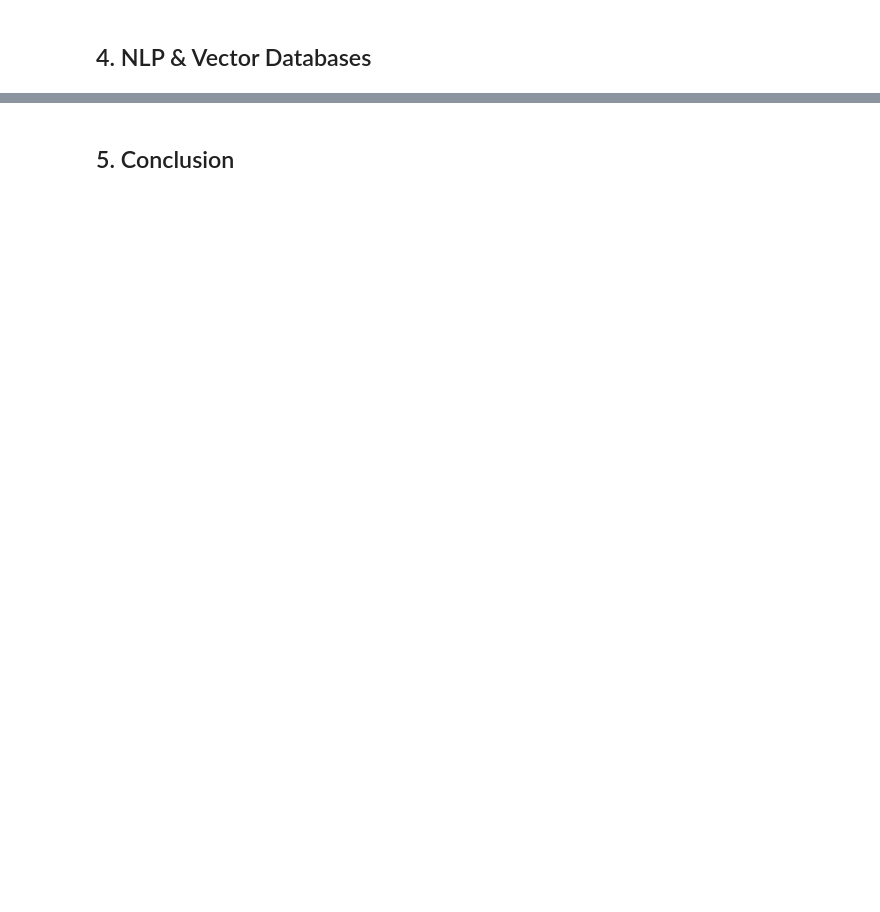
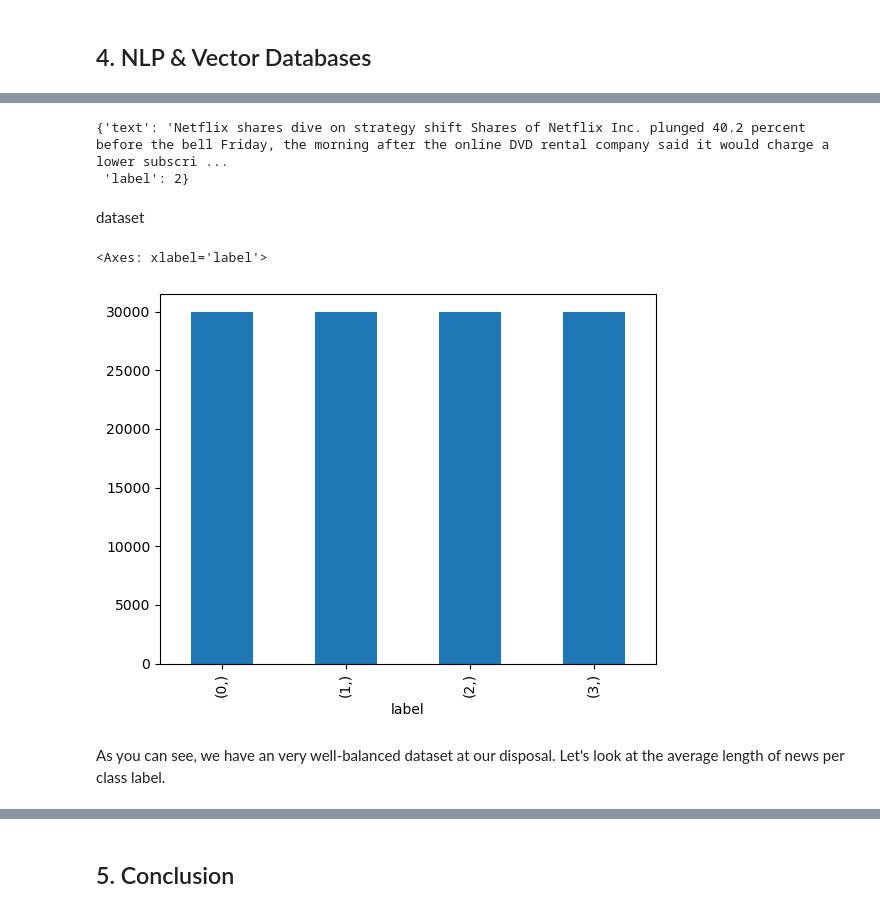
Before and after one commit to ramonpzg/audiodb, a Jupyter notebook: notebooks/08_qdrant_101.ipynb, the cells around one changed output, grey strips where cells are left out. Saved outputs shown, nothing was run; the diff lists cells and outputs as text; code cells hidden in the pictures; blank space fills up the shorter version.

```diff
--- a/notebooks/08_qdrant_101.ipynb
+++ b/notebooks/08_qdrant_101.ipynb
@@ -339 +382,10 @@ dataset
+# %%
+from random import choice
+
+dataset[choice(range(len(dataset)))]
+# %% [output]
+{'text': 'Netflix shares dive on strategy shift Shares of Netflix Inc. plunged 40.2 percent before the bell Friday, the morning after the online DVD rental company said it would charge a lower subscri ...
+ 'label': 2}
+# %% [markdown]
+dataset
 # %%
@@ -340,0 +393,7 @@ dataset[1000]
+# %%
+dataset.select_columns('label').to_pandas().value_counts().plot(kind="bar");
+# %% [output]
+<Axes: xlabel='label'>
+[figure, added]
+# %% [markdown]
+As you can see, we have an very well-balanced dataset at our disposal. Let's look at the average length of news per class label.
```
Also changed, not shown: parts of 37 cells of this notebook.
